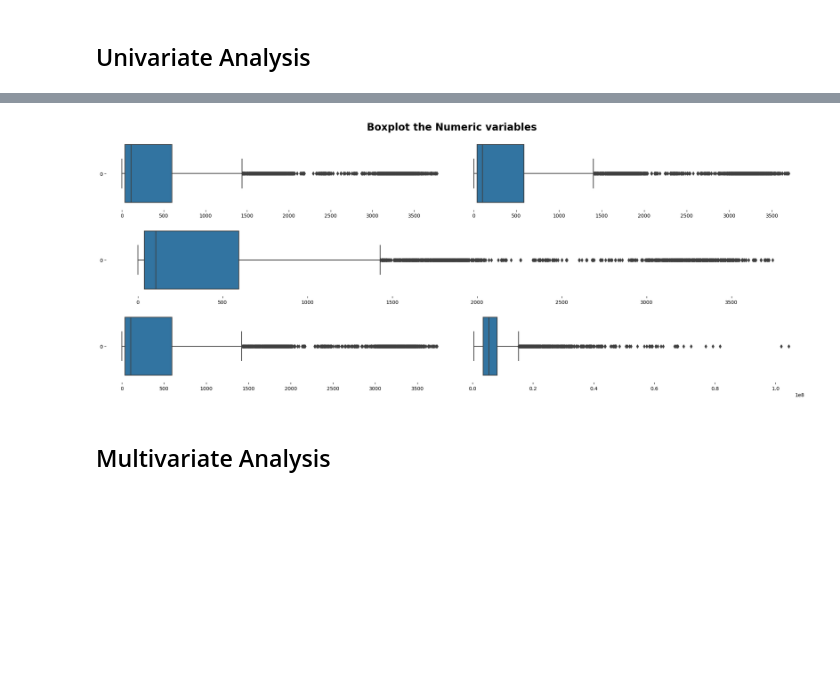
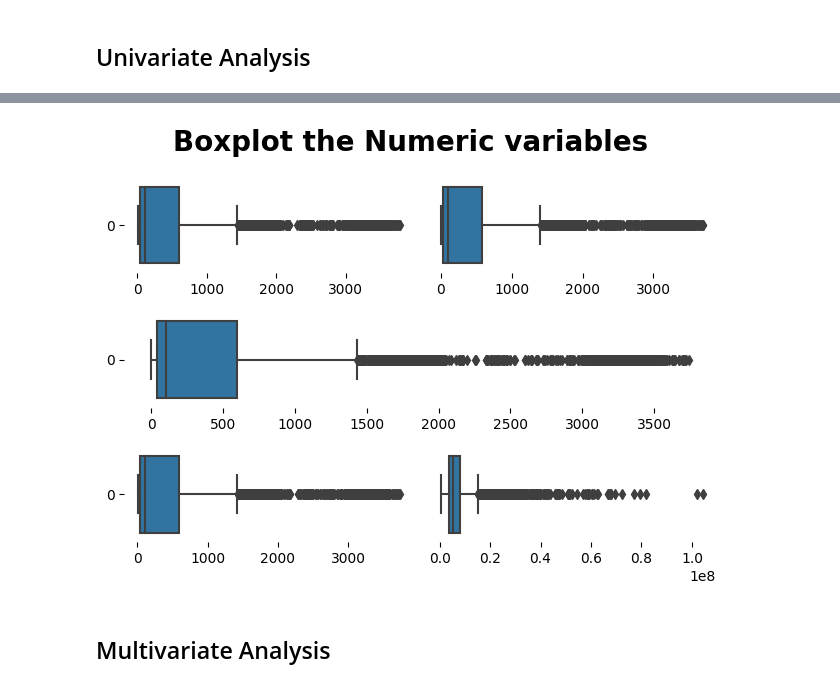
Before and after one commit to rsolis89/Springboard, a Jupyter notebook: Career Track/Capstone 3/Amazon_Stock_Prices_Data_Wrangling_and_EDA.ipynb, the cells around one changed output, grey strips where cells are left out. Drawn from its saved outputs; the diff is of its cells as text; code cells hidden in the pictures; blank space fills up the shorter version.

```diff
--- a/Career Track/Capstone 3/Amazon_Stock_Prices_Data_Wrangling_and_EDA.ipynb
+++ b/Career Track/Capstone 3/Amazon_Stock_Prices_Data_Wrangling_and_EDA.ipynb
@@ -10,3 +17,3 @@ warnings.filterwarnings('ignore')
 # %%
-amazon_data = pd.read_csv('AMZN.csv')
+df = pd.read_csv('AMZN.csv')
 # %%
@@ -60,5 +67,5 @@ Let's look to see what the variables represent:
 
 `date` should be a datetime object. We convert it below.
 # %%
-amazon_data['Date'] = pd.to_datetime(amazon_data['Date'])
+df['Date'] = pd.to_datetime(df['Date'])
 # %%
@@ -111,5 +118,5 @@ Adj Close    5644
 Volume       6069
 dtype: int64
 # %%
-amazon_data = amazon_data.drop(columns=['Adj Close'])
+df = df.drop(columns=['Adj Close'])
 # %%
@@ -126,16 +133,16 @@ amazon_data.head()
 # %% [markdown]
 ## Univariate Analysis
 # %%
-fig=plt.figure(figsize=(20,8), tight_layout=True)
+fig=plt.figure(tight_layout=True)
 plt.suptitle("Analyzing the Numeric variables", size=20, weight='bold')
 ax=fig.subplot_mosaic("""AB
                          CC
                          DE""")
-sns.kdeplot(amazon_data['High'], ax=ax['A'], fill=True, linewidth=2)
-sns.kdeplot(amazon_data['Low'], ax=ax['B'], fill=True, linewidth=2)
-sns.kdeplot(amazon_data['Open'], ax=ax['C'], fill=True, linewidth=2)
-sns.kdeplot(amazon_data['Close'], ax=ax['D'], fill=True, linewidth=2)
-sns.kdeplot(amazon_data['Volume'], ax=ax['E'], fill=True, linewidth=2)
+sns.kdeplot(df['High'], ax=ax['A'], fill=True, linewidth=2)
+sns.kdeplot(df['Low'], ax=ax['B'], fill=True, linewidth=2)
+sns.kdeplot(df['Open'], ax=ax['C'], fill=True, linewidth=2)
+sns.kdeplot(df['Close'], ax=ax['D'], fill=True, linewidth=2)
+sns.kdeplot(df['Volume'], ax=ax['E'], fill=True, linewidth=2)
 ax['B'].yaxis.set_visible(False)
 ax['E'].yaxis.set_visible(False)
 ax['A'].yaxis.label.set_alpha(0.5)
@@ -154,29 +161,29 @@ for s in ['left','right','top','bottom']:
 # %%
-fig=plt.figure(figsize=(20,8), tight_layout=True)
+fig=plt.figure(tight_layout=True)
 plt.suptitle("Boxplot the Numeric variables", size=20, weight='bold')
 ax=fig.subplot_mosaic("""AB
                          CC
                          DE""")
-sns.boxplot(amazon_data['High'], orient="h", ax=ax['A'])
-sns.boxplot(amazon_data['Low'], orient="h", ax=ax['B'])
-sns.boxplot(amazon_data['Open'], orient="h", ax=ax['C'])
-sns.boxplot(amazon_data['Close'], orient="h", ax=ax['D'])
-sns.boxplot(amazon_data['Volume'], orient="h", ax=ax['E'])
+sns.boxplot(df['High'], orient="h", ax=ax['A'])
+sns.boxplot(df['Low'], orient="h", ax=ax['B'])
+sns.boxplot(df['Open'], orient="h", ax=ax['C'])
+sns.boxplot(df['Close'], orient="h", ax=ax['D'])
+sns.boxplot(df['Volume'], orient="h", ax=ax['E'])
 ax['B'].yaxis.set_visible(False)
 ax['E'].yaxis.set_visible(False)
 ax['A'].yaxis.label.set_alpha(0.5)
 ax['C'].yaxis.label.set_alpha(0.5)
 ax['A'].yaxis.label.set_alpha(0.5)
 ax['C'].yaxis.label.set_alpha(0.5)
 ax['D'].yaxis.label.set_alpha(0.5)
 for s in ['left','right','top','bottom']:
     ax['A'].spines[s].set_visible(False)
     ax['B'].spines[s].set_visible(False)
     ax['C'].spines[s].set_visible(False)
     ax['D'].spines[s].set_visible(False)
     ax['E'].spines[s].set_visible(False)
 # %% [output]
-[figure, old version]
+[figure, new version]
 # %% [markdown]
 ## Multivariate Analysis
 # %% [markdown]
```
Also changed, not shown: parts of 70 cells of this notebook.
